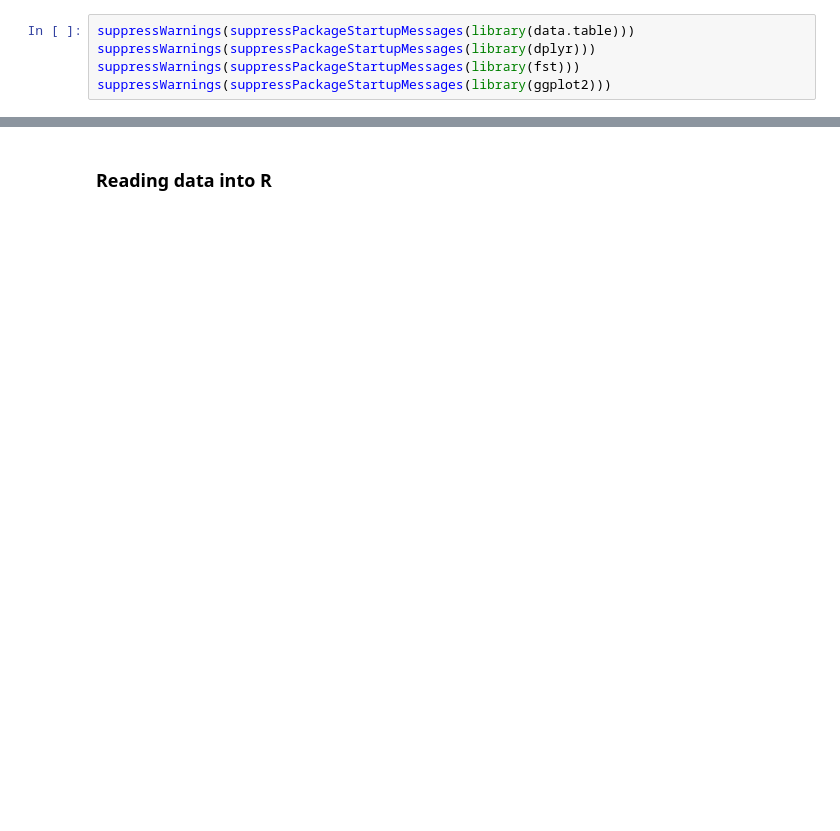
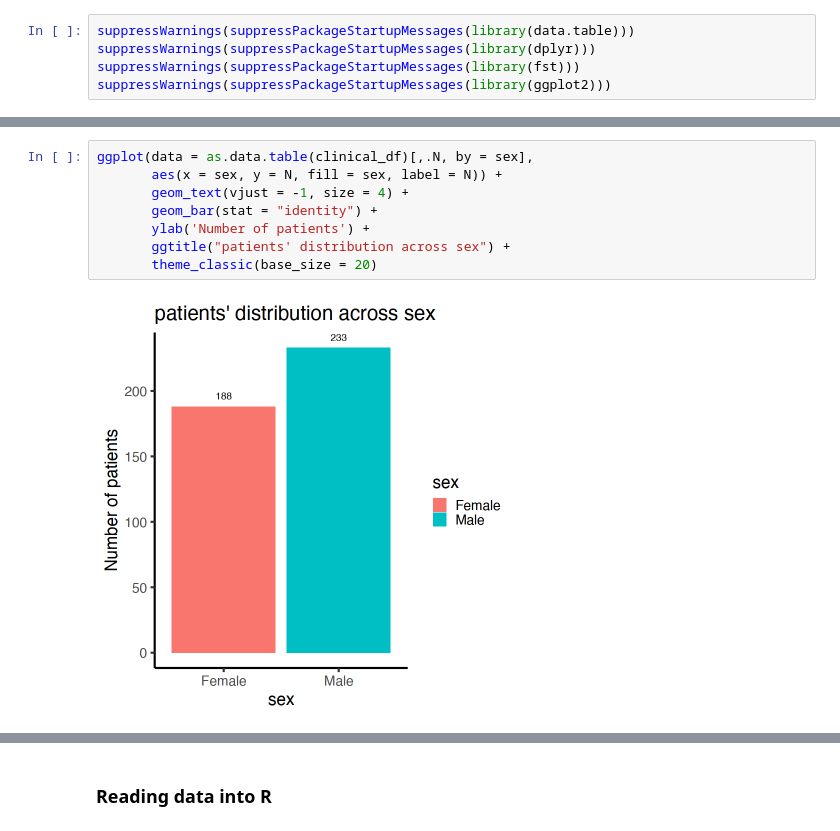
Before and after one commit to McGranahanLab/LCCE_workshop_2023, a Jupyter notebook: columns_description.ipynb, the cells around one changed output, grey strips where cells are left out. Cells and saved outputs as stored; diff of their text form; blank space fills up the shorter version.

```diff
--- a/columns_description.ipynb
+++ b/columns_description.ipynb
@@ -65,0 +170,10 @@ Insert here how to use google colab
+# %%
+ggplot(data = as.data.table(clinical_df)[,.N, by = sex],
+       aes(x = sex, y = N, fill = sex, label = N)) +
+       geom_text(vjust = -1, size = 4) +
+       geom_bar(stat = "identity") +
+       ylab('Number of patients') +
+       ggtitle("patients' distribution across sex") +
+       theme_classic(base_size = 20)
+# %% [output]
+[figure, added]
```
Also changed, not shown: parts of 37 cells of this notebook.
